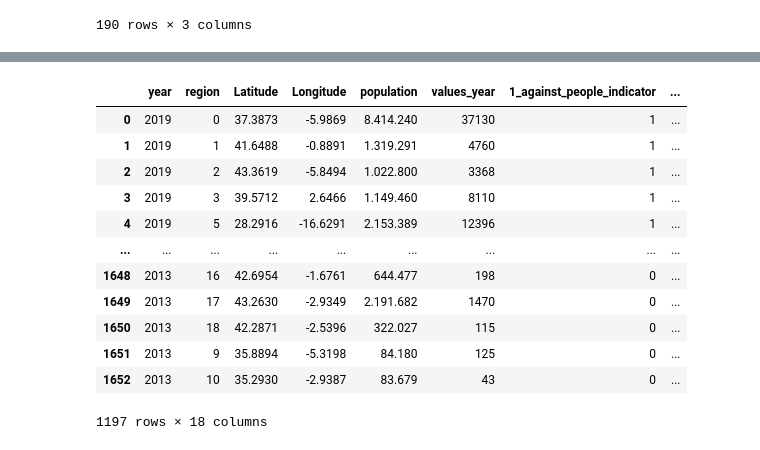
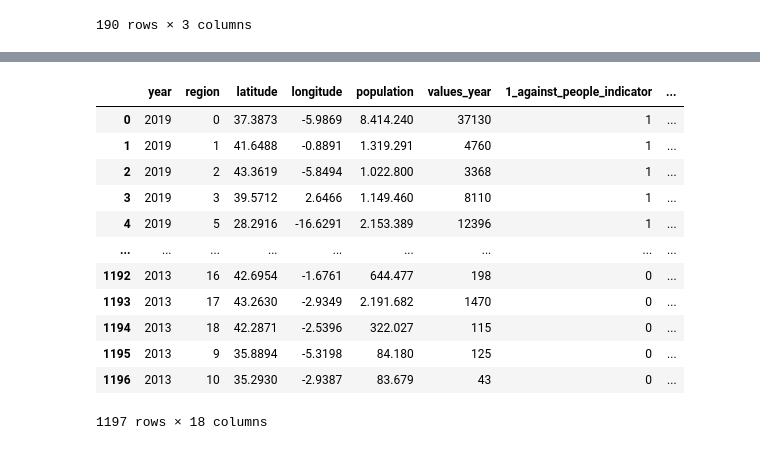
Before and after one commit to ivanalonsom/Project6, a Jupyter notebook: main.ipynb, the cells around one changed output, grey strips where cells are left out. Drawn from its saved outputs; the diff is of its cells as text; code cells hidden in the pictures.

```diff
--- a/main.ipynb
+++ b/main.ipynb
@@ -163,7 +120,7 @@ crime_values = ['1_against_people', '2_against_freedom',
        '6_collective_security', '7_forgeries', '8_public_administration',
        '9_justice_administration']
 # %%
-df_unpivot = pd.melt(df_merged, id_vars=['year', 'region', 'Latitude', 'Longitude', 'population'], value_vars=crime_values)
+df_unpivot = pd.melt(df_merged, id_vars=['year', 'region', 'latitude', 'longitude', 'population'], value_vars=crime_values)
 
 df_unpivot
 # %% [output]
@@ -294,0 +162,4 @@ df_values
+# %%
+df_values = get_previous_years(df_unpivot_transformed)
+
+df_values
@@ -295,20 +180,20 @@ df_values
 # %%
-df_total_values = df_values.dropna(subset=['values_year_minus_1', 'values_year_minus_2', 'values_year_minus_3'])
+df_total_values = df_values.dropna(subset=['values_year_minus_1', 'values_year_minus_2', 'values_year_minus_3']).reset_index(drop=True)
 
 df_total_values
 # %% [output]
-|  | year | region | Latitude | Longitude | population | values_year | 1_against_people_indicator | ... |
+|  | year | region | latitude | longitude | population | values_year | 1_against_people_indicator | ... |
 | 0 | 2019 | 0 | 37.3873 | -5.9869 | 8.414.240 | 37130 | 1 | ... |
 | 1 | 2019 | 1 | 41.6488 | -0.8891 | 1.319.291 | 4760 | 1 | ... |
 | 2 | 2019 | 2 | 43.3619 | -5.8494 | 1.022.800 | 3368 | 1 | ... |
 | 3 | 2019 | 3 | 39.5712 | 2.6466 | 1.149.460 | 8110 | 1 | ... |
 | 4 | 2019 | 5 | 28.2916 | -16.6291 | 2.153.389 | 12396 | 1 | ... |
 | ... | ... | ... | ... | ... | ... | ... | ... | ... |
-| 1648 | 2013 | 16 | 42.6954 | -1.6761 | 644.477 | 198 | 0 | ... |
-| 1649 | 2013 | 17 | 43.2630 | -2.9349 | 2.191.682 | 1470 | 0 | ... |
-| 1650 | 2013 | 18 | 42.2871 | -2.5396 | 322.027 | 115 | 0 | ... |
-| 1651 | 2013 | 9 | 35.8894 | -5.3198 | 84.180 | 125 | 0 | ... |
-| 1652 | 2013 | 10 | 35.2930 | -2.9387 | 83.679 | 43 | 0 | ... |
+| 1192 | 2013 | 16 | 42.6954 | -1.6761 | 644.477 | 198 | 0 | ... |
+| 1193 | 2013 | 17 | 43.2630 | -2.9349 | 2.191.682 | 1470 | 0 | ... |
+| 1194 | 2013 | 18 | 42.2871 | -2.5396 | 322.027 | 115 | 0 | ... |
+| 1195 | 2013 | 9 | 35.8894 | -5.3198 | 84.180 | 125 | 0 | ... |
+| 1196 | 2013 | 10 | 35.2930 | -2.9387 | 83.679 | 43 | 0 | ... |
 1197 rows × 18 columns
 # %%
 # Tabla final
```
Also changed, not shown: parts of 14 cells of this notebook, 2 other files.
